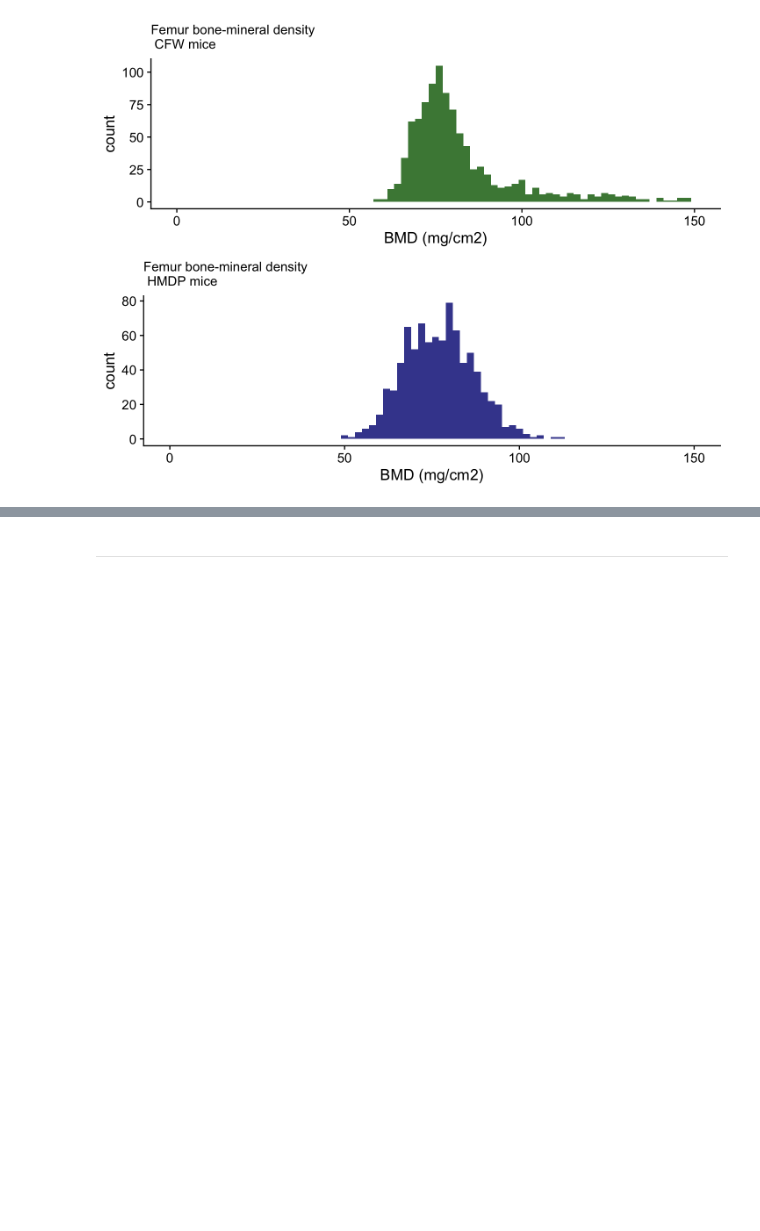
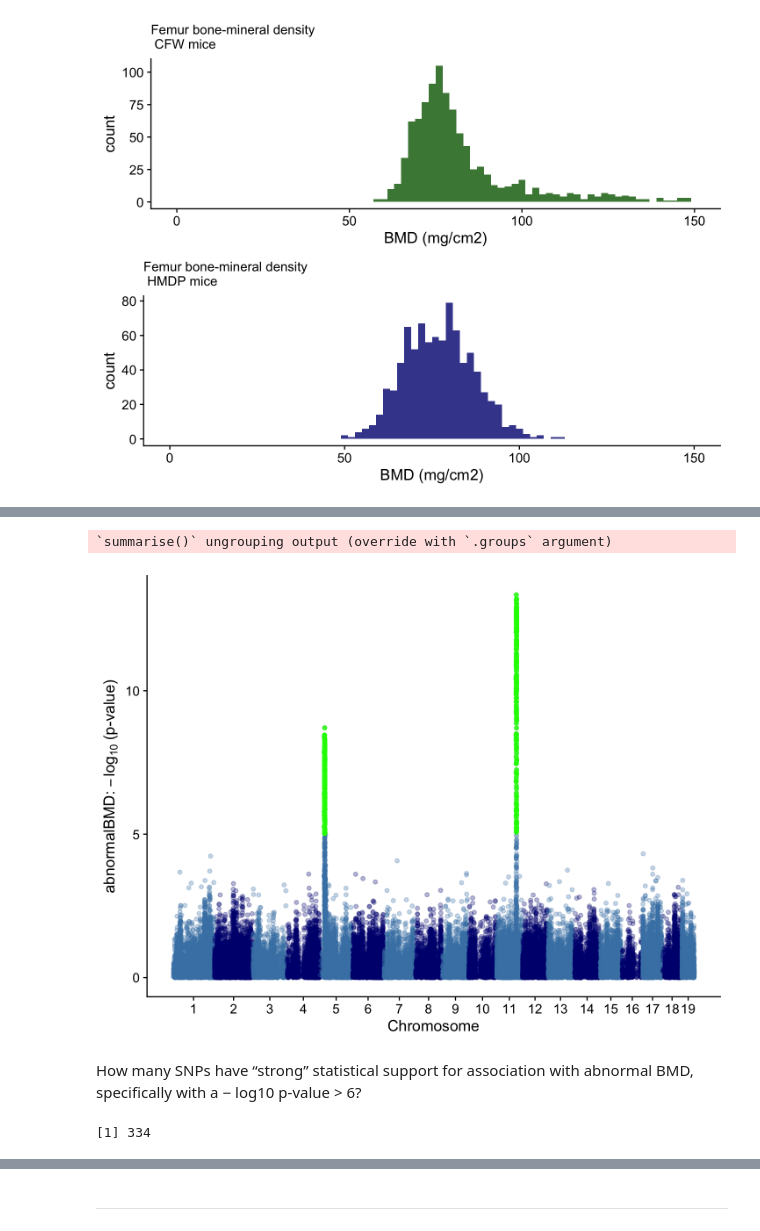
Before and after one commit to daiuc/qBioChallenges, a Jupyter notebook: DataVis.ipynb, the cells around one changed output, grey strips where cells are left out. Cells and saved outputs as stored; diff of their text form; code cells hidden in the pictures; blank space fills up the shorter version.

Commit message:
updated DataVis

```diff
--- a/DataVis.ipynb
+++ b/DataVis.ipynb
@@ -227,0 +228,6 @@ Warning message:
+# %%
+all.chr = unique(gwscan$chr)
+# %%
+max.pos.by.chr = map_dbl(all.chr, ~ filter(gwscan, chr == .x) %>%
+                    pull(pos) %>%
+                     max)
@@ -227,0 +257,10 @@ Warning message:
+# %%
+gwscan = group_by(gwscan, chr) %>% # compute chr size
+            summarise(chr_len = max(pos)) %>%
+
+            # start pos for each chr in the cumulative coordinates
+            mutate(start_cum = cumsum(chr_len)-chr_len) %>%
+            left_join(gwscan, ., by = 'chr') %>% # add this info to original df
+
+            # position of SNP in the cumkulative coordinates
+            mutate(pos_cum = pos + start_cum)
@@ -227,0 +277,23 @@ Warning message:
+# %%
+chr_center_pos =  group_by(gwscan, chr) %>%
+        summarise(center = (max(pos_cum) + min(pos_cum))/2)
+# %% [output]
+`summarise()` ungrouping output (override with `.groups` argument)
+# %%
+mutate(gwscan, highlight = abnormalBMD > 6) %>%
+    ggplot(aes(x = pos_cum, y = abnormalBMD)) +
+        geom_point(aes(color = chr), alpha = .3) +
+        theme_cowplot() +
+        scale_x_continuous(breaks = chr_center_pos$center, labels = chr_center_pos$chr, name = 'Chromosome') +
+        labs(y = bquote("abnormalBMD:" ~ -log[10]~"(p-value)")) +
+        scale_color_manual(values = c(rep(c('steelblue','navyblue'),9), 'steelblue')) +
+        geom_point(data = filter(gwscan, abnormalBMD > 5), color = 'green', alpha = .8) +
+        theme(legend.position = 'none')
+# %% [output]
+[figure, added]
+# %% [markdown]
+How many SNPs have “strong” statistical support for association with abnormal BMD, specifically with a − log10 p-value > 6?
+# %%
+filter(gwscan, abnormalBMD > 6) %>% pull(id) %>% unique %>% length
+# %% [output]
+[1] 334
```
Also changed, not shown: parts of 12 cells of this notebook.
